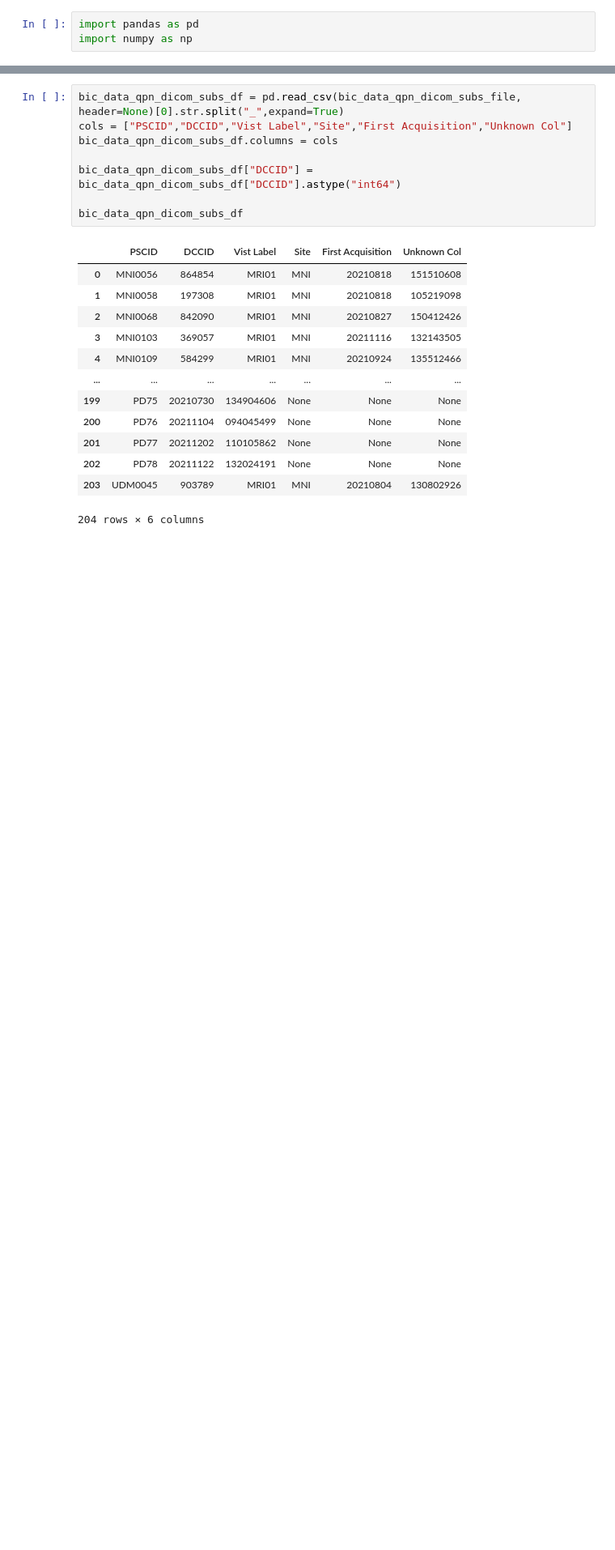
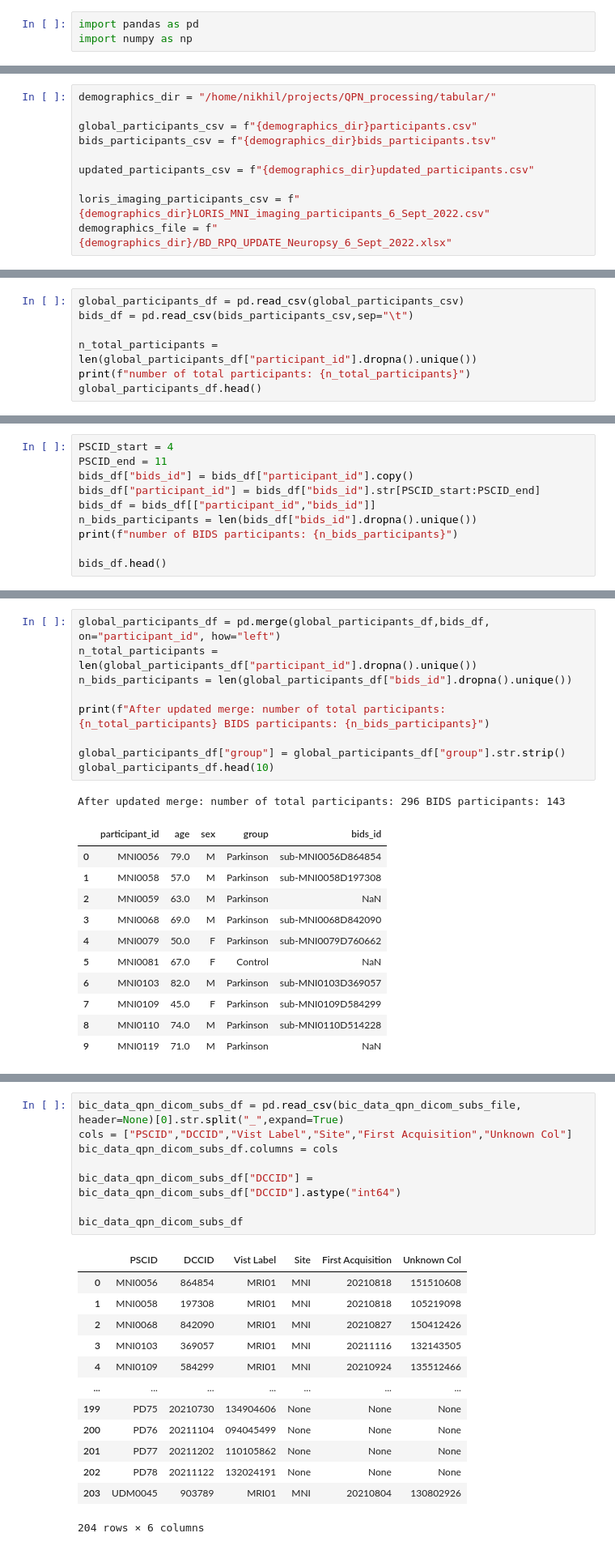
Before and after one commit to nipoppy/nipoppy, a Jupyter notebook: notebooks/0_participants.ipynb, the cells around one changed output, grey strips where cells are left out. Shown at 81% size. Cells and saved outputs as stored; diff of their text form; blank space fills up the shorter version.

Commit message:
updated README and global participants.csv

```diff
--- a/notebooks/0_participants.ipynb
+++ b/notebooks/0_participants.ipynb
@@ -10,0 +12,10 @@ import numpy as np
+# %%
+demographics_dir = "/home/nikhil/projects/QPN_processing/tabular/"
+
+global_participants_csv = f"{demographics_dir}participants.csv"
+bids_participants_csv = f"{demographics_dir}bids_participants.tsv"
+
+updated_participants_csv = f"{demographics_dir}updated_participants.csv"
+
+loris_imaging_participants_csv = f"{demographics_dir}LORIS_MNI_imaging_participants_6_Sept_2022.csv"
+demographics_file = f"{demographics_dir}/BD_RPQ_UPDATE_Neuropsy_6_Sept_2022.xlsx"
@@ -10,0 +24,7 @@ import numpy as np
+# %%
+global_participants_df = pd.read_csv(global_participants_csv)
+bids_df = pd.read_csv(bids_participants_csv,sep="\t")
+
+n_total_participants = len(global_participants_df["participant_id"].dropna().unique())
+print(f"number of total participants: {n_total_participants}")
+global_participants_df.head()
@@ -10,0 +39,10 @@ import numpy as np
+# %%
+PSCID_start = 4
+PSCID_end = 11
+bids_df["bids_id"] = bids_df["participant_id"].copy()
+bids_df["participant_id"] = bids_df["bids_id"].str[PSCID_start:PSCID_end]
+bids_df = bids_df[["participant_id","bids_id"]]
+n_bids_participants = len(bids_df["bids_id"].dropna().unique())
+print(f"number of BIDS participants: {n_bids_participants}")
+
+bids_df.head()
@@ -10,0 +57,22 @@ import numpy as np
+# %%
+global_participants_df = pd.merge(global_participants_df,bids_df, on="participant_id", how="left")
+n_total_participants = len(global_participants_df["participant_id"].dropna().unique())
+n_bids_participants = len(global_participants_df["bids_id"].dropna().unique())
+
+print(f"After updated merge: number of total participants: {n_total_participants} BIDS participants: {n_bids_participants}")
+
+global_participants_df["group"] = global_participants_df["group"].str.strip()
+global_participants_df.head(10)
+# %% [output]
+After updated merge: number of total participants: 296 BIDS participants: 143
+|  | participant_id | age | sex | group | bids_id |
+| 0 | MNI0056 | 79.0 | M | Parkinson | sub-MNI0056D864854 |
+| 1 | MNI0058 | 57.0 | M | Parkinson | sub-MNI0058D197308 |
+| 2 | MNI0059 | 63.0 | M | Parkinson | NaN |
+| 3 | MNI0068 | 69.0 | M | Parkinson | sub-MNI0068D842090 |
+| 4 | MNI0079 | 50.0 | F | Parkinson | sub-MNI0079D760662 |
+| 5 | MNI0081 | 67.0 | F | Control | NaN |
+| 6 | MNI0103 | 82.0 | M | Parkinson | sub-MNI0103D369057 |
+| 7 | MNI0109 | 45.0 | F | Parkinson | sub-MNI0109D584299 |
+| 8 | MNI0110 | 74.0 | M | Parkinson | sub-MNI0110D514228 |
+| 9 | MNI0119 | 71.0 | M | Parkinson | NaN |
```
Also changed, not shown: parts of 32 cells of this notebook, 1 other file.
